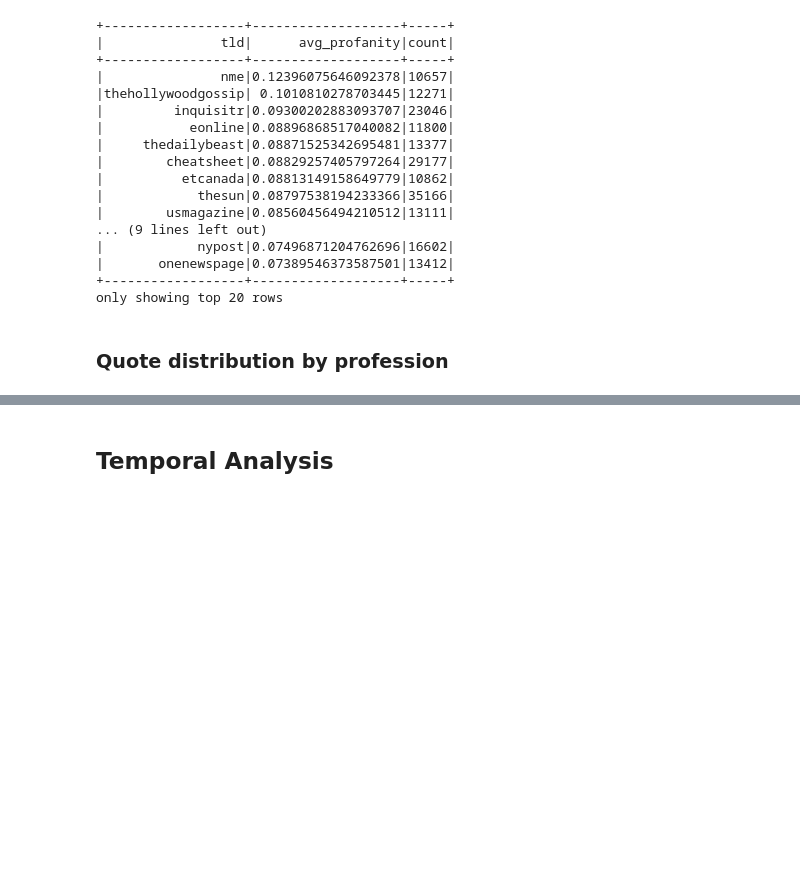
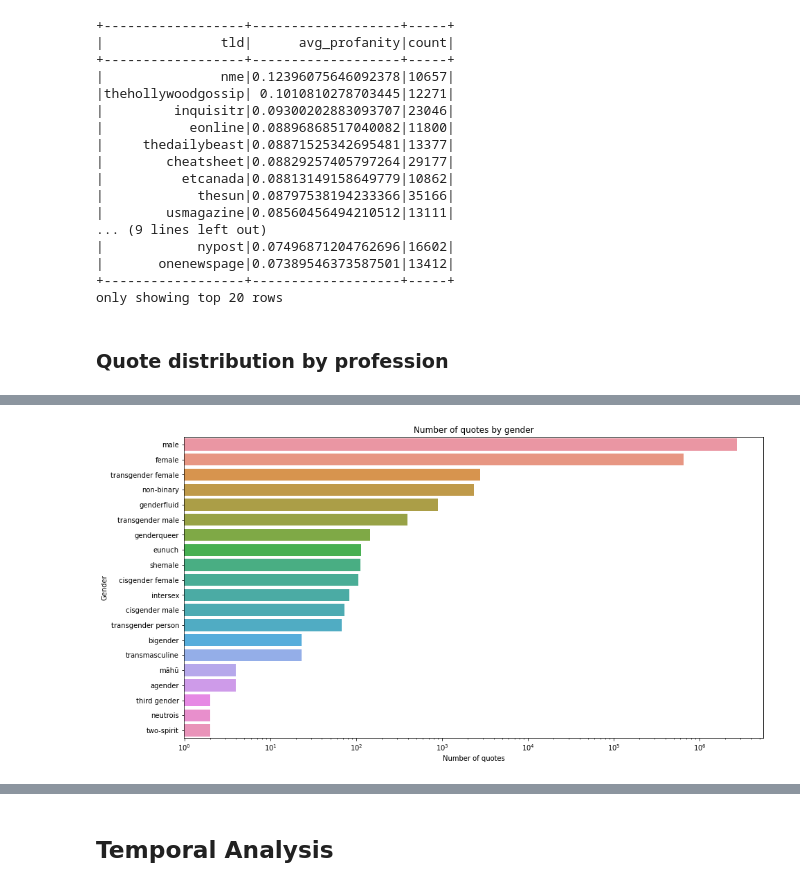
Before and after one commit to epfl-ada/ada-2021-project-k-beans, a Jupyter notebook: initial_analysis.ipynb, the cells around one changed output, grey strips where cells are left out. Cells and saved outputs as stored; diff of their text form; code cells hidden in the pictures; blank space fills up the shorter version.

```diff
--- a/initial_analysis.ipynb
+++ b/initial_analysis.ipynb
@@ -323,0 +334,7 @@ Text(0, 0.5, 'Profession')
+# %%
+stats = demographic_stats(qb, 'gender')
+# %%
+ax = plot_demographic(stats, 'gender')
+ax.set_xscale('log')
+# %% [output]
+[figure, added]
```
Also changed, not shown: parts of 35 cells of this notebook.
